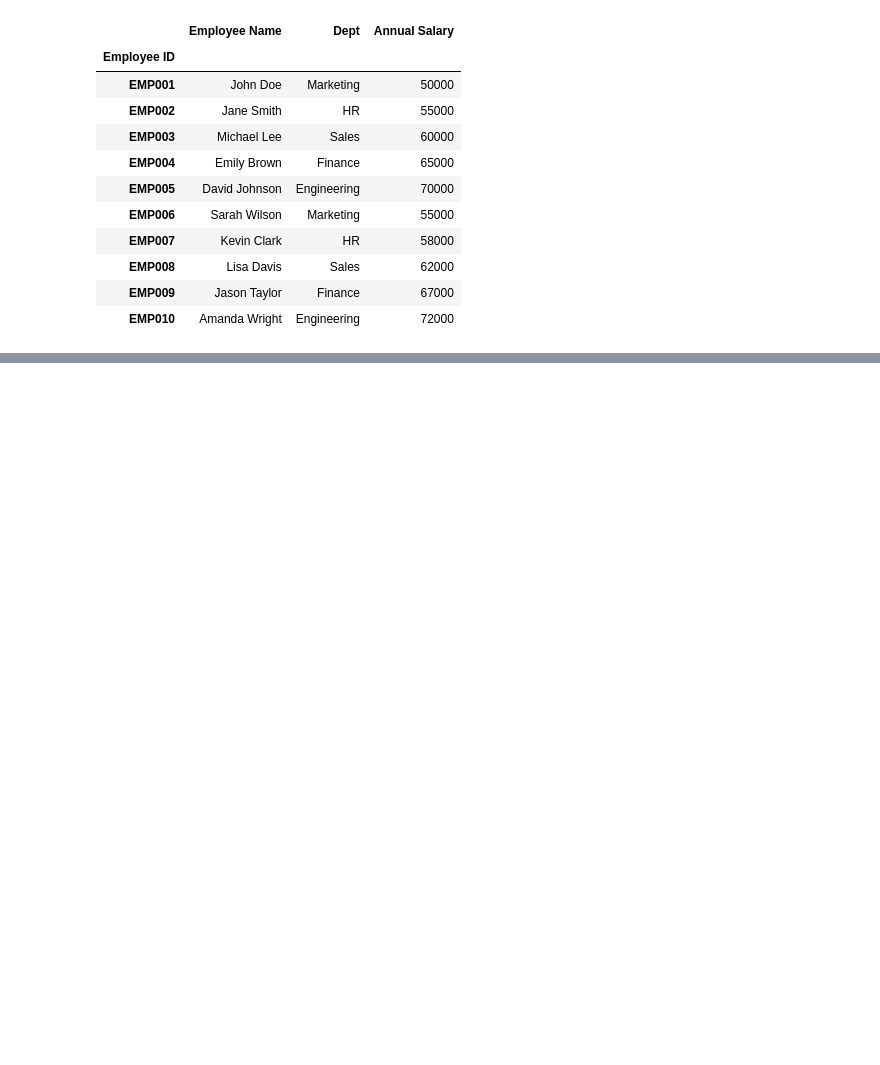
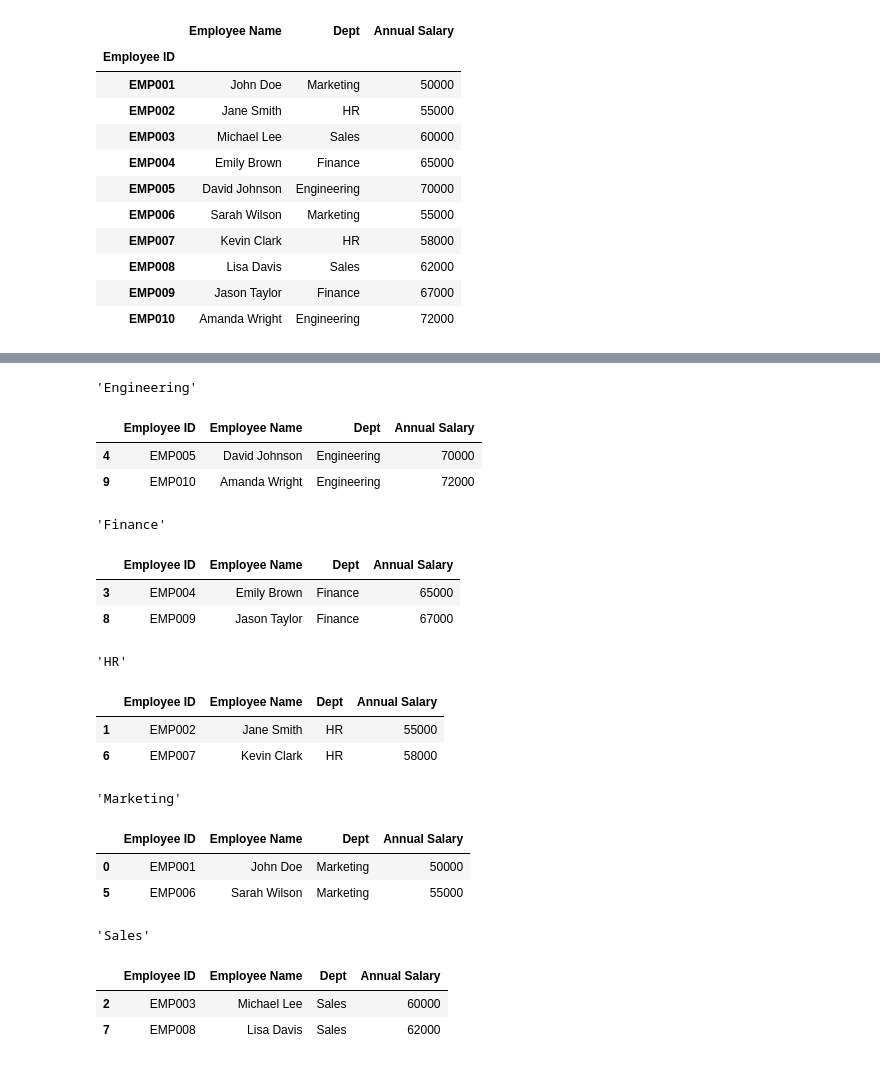
Before and after one commit to akthematrixsriker/Data-Analysis-Pandas, a Jupyter notebook: EmpData.ipynb, the cells around one changed output, grey strips where cells are left out. Saved outputs shown, nothing was run; the diff lists cells and outputs as text; code cells hidden in the pictures; blank space fills up the shorter version.

Commit message:
Added Grouping Data Set: Part 01 including grouping data by department and iterating through groups to display group keys and data.

```diff
--- a/EmpData.ipynb
+++ b/EmpData.ipynb
@@ -223,0 +240,2 @@ df.set_index('Employee ID')
+# %%
+gr_set = df.groupby('Dept')
@@ -223,0 +248,3 @@ df.set_index('Employee ID')
+# %%
+for i in gr_set:
+    display(i)
@@ -223,0 +272,3 @@ df.set_index('Employee ID')
+# %%
+for i, Dept in gr_set:
+    display(i)
@@ -223,0 +281,24 @@ df.set_index('Employee ID')
+# %%
+for i, Dept in gr_set:
+    display(i, Dept)
+# %% [output]
+'Engineering'
+|  | Employee ID | Employee Name | Dept | Annual Salary |
+| 4 | EMP005 | David Johnson | Engineering | 70000 |
+| 9 | EMP010 | Amanda Wright | Engineering | 72000 |
+'Finance'
+|  | Employee ID | Employee Name | Dept | Annual Salary |
+| 3 | EMP004 | Emily Brown | Finance | 65000 |
+| 8 | EMP009 | Jason Taylor | Finance | 67000 |
+'HR'
+|  | Employee ID | Employee Name | Dept | Annual Salary |
+| 1 | EMP002 | Jane Smith | HR | 55000 |
+| 6 | EMP007 | Kevin Clark | HR | 58000 |
+'Marketing'
+|  | Employee ID | Employee Name | Dept | Annual Salary |
+| 0 | EMP001 | John Doe | Marketing | 50000 |
+| 5 | EMP006 | Sarah Wilson | Marketing | 55000 |
+'Sales'
+|  | Employee ID | Employee Name | Dept | Annual Salary |
+| 2 | EMP003 | Michael Lee | Sales | 60000 |
+| 7 | EMP008 | Lisa Davis | Sales | 62000 |
```
Also changed, not shown: parts of 6 cells of this notebook.
